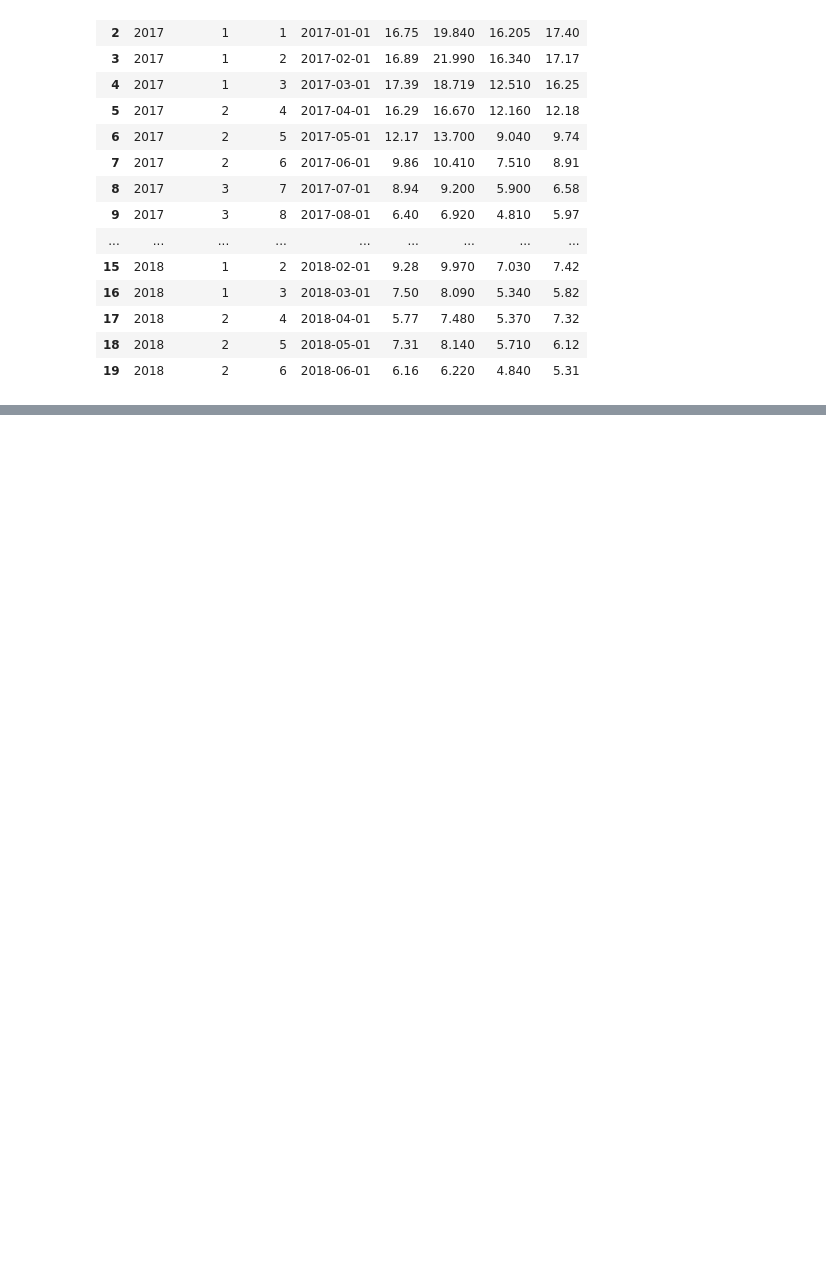
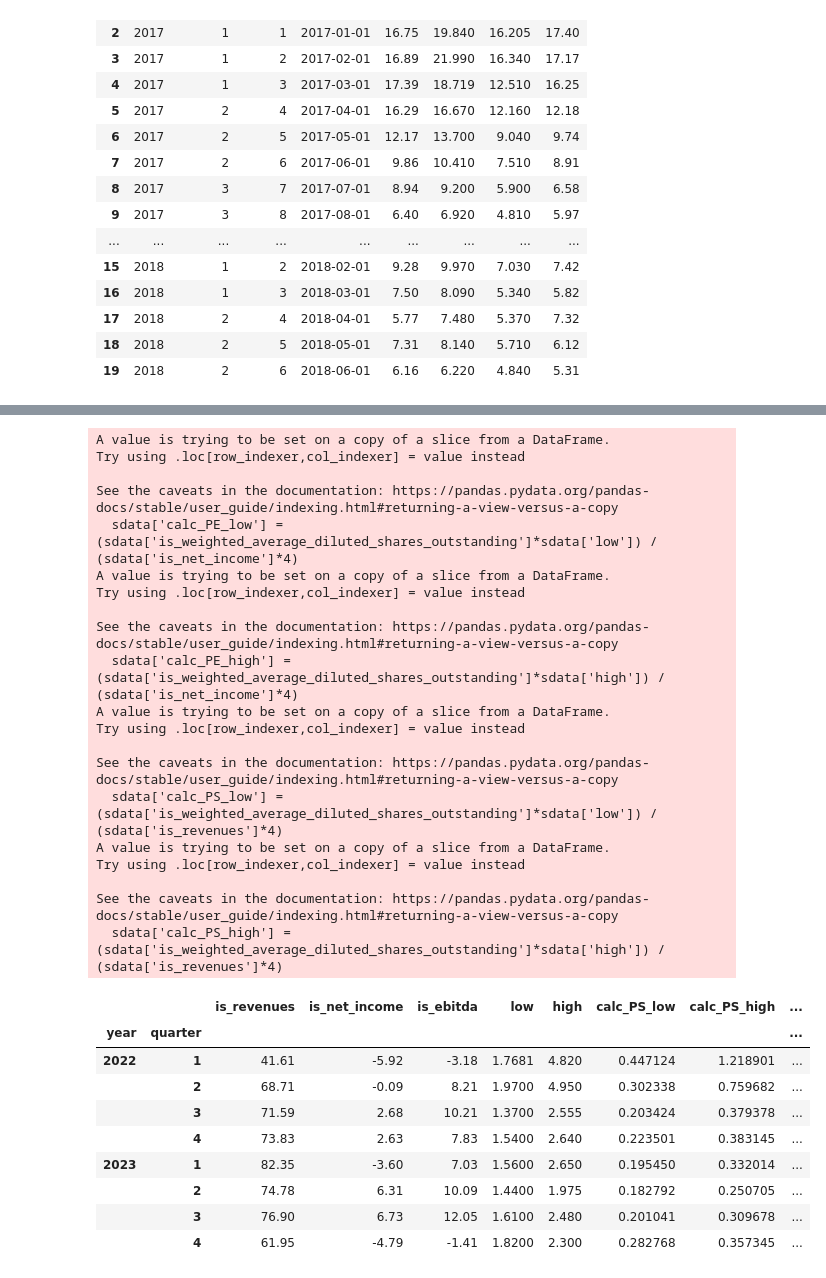
Before and after one commit to weignerp/python, a Jupyter notebook: scikit/company.ipynb, the cells around one changed output, grey strips where cells are left out. Cells and saved outputs as stored; diff of their text form; code cells hidden in the pictures; blank space fills up the shorter version.

```diff
--- a/scikit/company.ipynb
+++ b/scikit/company.ipynb
@@ -294,3 +323,46 @@ nndf.to_csv('../data/nndf.csv', index=False, encoding='utf-8', sep='\t', decimal
+# %%
+nndf.to_csv('../data/nndf.csv', index=False, encoding='utf-8', sep='\t', decimal=',')
+
+# type(nndf['bs_cash_and_equivalents'][10])
+sdata = nndf[['is_revenues', 'is_net_income', 'is_ebitda', 'cf_cash_from_operations', 'is_weighted_average_diluted_shares_outstanding', 'high', 'low']]
+
+sdata['calc_PE_low'] = (sdata['is_weighted_average_diluted_shares_outstanding']*sdata['low']) / (sdata['is_net_income']*4)
+sdata['calc_PE_high'] = (sdata['is_weighted_average_diluted_shares_outstanding']*sdata['high']) / (sdata['is_net_income']*4)
+sdata['calc_PS_low'] = (sdata['is_weighted_average_diluted_shares_outstanding']*sdata['low']) / (sdata['is_revenues']*4)
+sdata['calc_PS_high'] = (sdata['is_weighted_average_diluted_shares_outstanding']*sdata['high']) / (sdata['is_revenues']*4)
+
+sdata.loc[(2022, 1):(2023,4)][['is_revenues', 'is_net_income', 'is_ebitda', 'low', 'high', 'calc_PS_low', 'calc_PS_high', 'calc_PE_low', 'calc_PE_high']]
+# %% [output]
+A value is trying to be set on a copy of a slice from a DataFrame.
+Try using .loc[row_indexer,col_indexer] = value instead
+
+See the caveats in the documentation: https://pandas.pydata.org/pandas-docs/stable/user_guide/indexing.html#returning-a-view-versus-a-copy
+  sdata['calc_PE_low'] = (sdata['is_weighted_average_diluted_shares_outstanding']*sdata['low']) / (sdata['is_net_income']*4)
+A value is trying to be set on a copy of a slice from a DataFrame.
+Try using .loc[row_indexer,col_indexer] = value instead
+
+See the caveats in the documentation: https://pandas.pydata.org/pandas-docs/stable/user_guide/indexing.html#returning-a-view-versus-a-copy
+  sdata['calc_PE_high'] = (sdata['is_weighted_average_diluted_shares_outstanding']*sdata['high']) / (sdata['is_net_income']*4)
+A value is trying to be set on a copy of a slice from a DataFrame.
+Try using .loc[row_indexer,col_indexer] = value instead
+
+See the caveats in the documentation: https://pandas.pydata.org/pandas-docs/stable/user_guide/indexing.html#returning-a-view-versus-a-copy
+  sdata['calc_PS_low'] = (sdata['is_weighted_average_diluted_shares_outstanding']*sdata['low']) / (sdata['is_revenues']*4)
+A value is trying to be set on a copy of a slice from a DataFrame.
+Try using .loc[row_indexer,col_indexer] = value instead
+
+See the caveats in the documentation: https://pandas.pydata.org/pandas-docs/stable/user_guide/indexing.html#returning-a-view-versus-a-copy
+  sdata['calc_PS_high'] = (sdata['is_weighted_average_diluted_shares_outstanding']*sdata['high']) / (sdata['is_revenues']*4)
+|  |  | is_revenues | is_net_income | is_ebitda | low | high | calc_PS_low | calc_PS_high | ... |
+| year | quarter |  |  |  |  |  |  |  | ... |
+| 2022 | 1 | 41.61 | -5.92 | -3.18 | 1.7681 | 4.820 | 0.447124 | 1.218901 | ... |
+|  | 2 | 68.71 | -0.09 | 8.21 | 1.9700 | 4.950 | 0.302338 | 0.759682 | ... |
+|  | 3 | 71.59 | 2.68 | 10.21 | 1.3700 | 2.555 | 0.203424 | 0.379378 | ... |
+|  | 4 | 73.83 | 2.63 | 7.83 | 1.5400 | 2.640 | 0.223501 | 0.383145 | ... |
+| 2023 | 1 | 82.35 | -3.60 | 7.03 | 1.5600 | 2.650 | 0.195450 | 0.332014 | ... |
+|  | 2 | 74.78 | 6.31 | 10.09 | 1.4400 | 1.975 | 0.182792 | 0.250705 | ... |
+|  | 3 | 76.90 | 6.73 | 12.05 | 1.6100 | 2.480 | 0.201041 | 0.309678 | ... |
+|  | 4 | 61.95 | -4.79 | -1.41 | 1.8200 | 2.300 | 0.282768 | 0.357345 | ... |
 # %%
 # vykresleni korelacniho diagramu pro dvojici vybranych atributu
 # první sloupec: x-ové souřadnice
```
Also changed, not shown: parts of 12 cells of this notebook, 1 other file.
